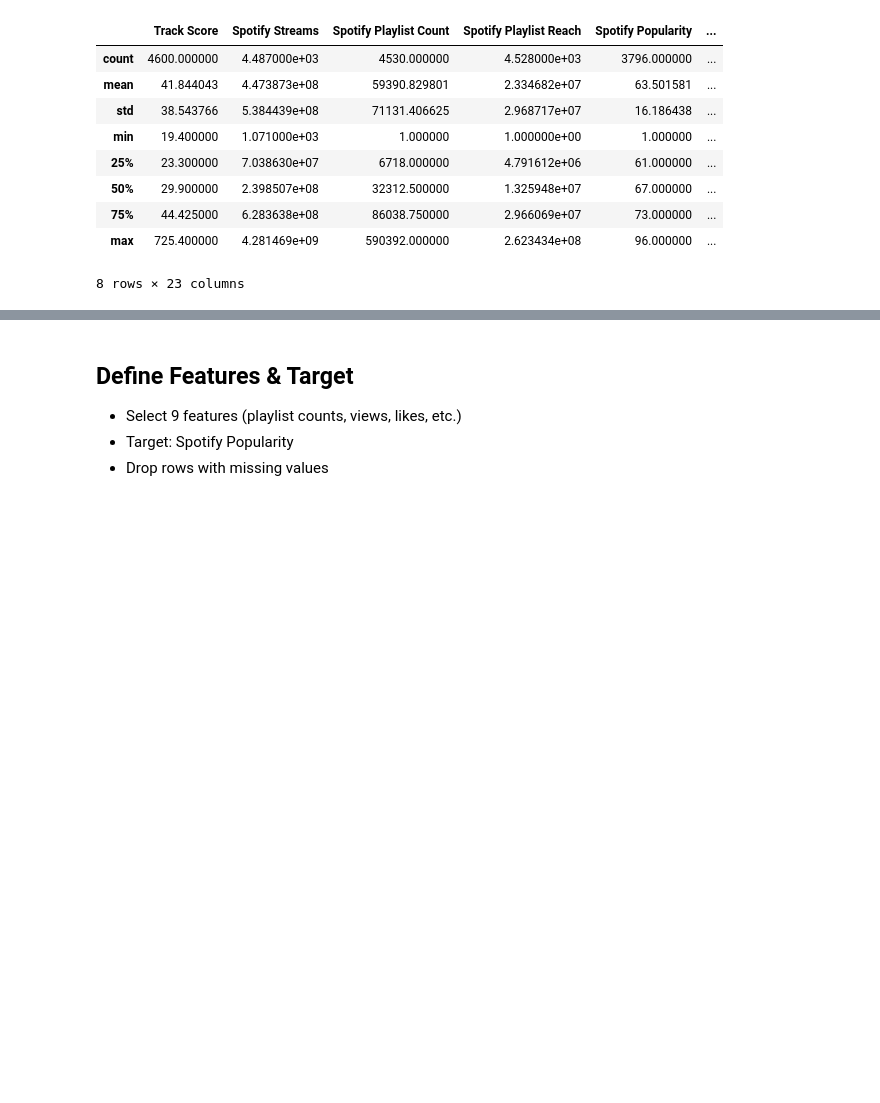
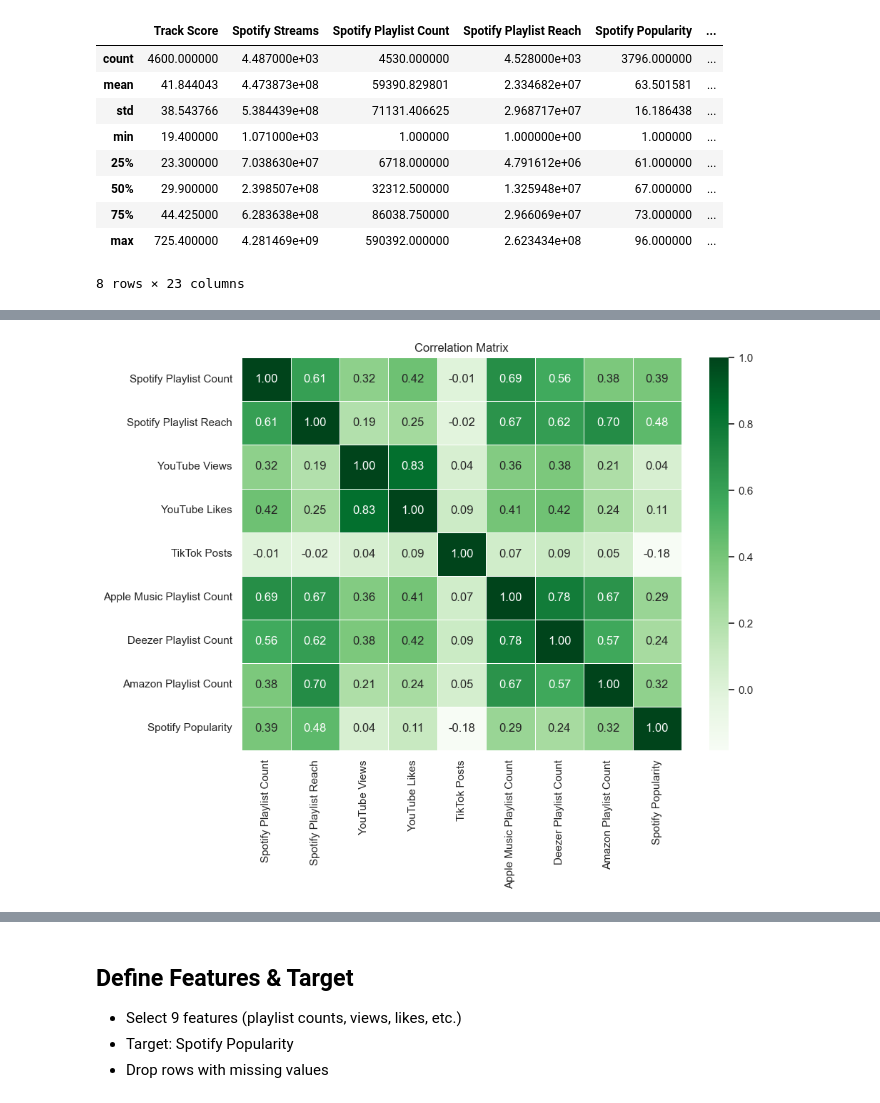
Before and after one commit to Philipp2006/Model_Deployment, a Jupyter notebook: phase1.ipynb, the cells around one changed output, grey strips where cells are left out. Cells and saved outputs as stored; diff of their text form; code cells hidden in the pictures; blank space fills up the shorter version.

```diff
--- a/phase1.ipynb
+++ b/phase1.ipynb
@@ -60,0 +81,15 @@ df.describe()
+# %%
+# Correlation heatmap of numeric columns
+corr_cols = [
+    "Spotify Playlist Count", "Spotify Playlist Reach",
+    "YouTube Views", "YouTube Likes", "TikTok Posts",
+    "Apple Music Playlist Count", "Deezer Playlist Count",
+    "Amazon Playlist Count", "Spotify Popularity"
+]
+fig, ax = plt.subplots(figsize=(10, 8))
+sns.heatmap(df[corr_cols].corr(), annot=True, fmt=".2f", cmap="Greens", ax=ax, linewidths=0.5)
+ax.set_title("Correlation Matrix")
+plt.tight_layout()
+plt.show()
+# %% [output]
+[figure, added]
```
Also changed, not shown: parts of 15 cells of this notebook, 3 other files.
